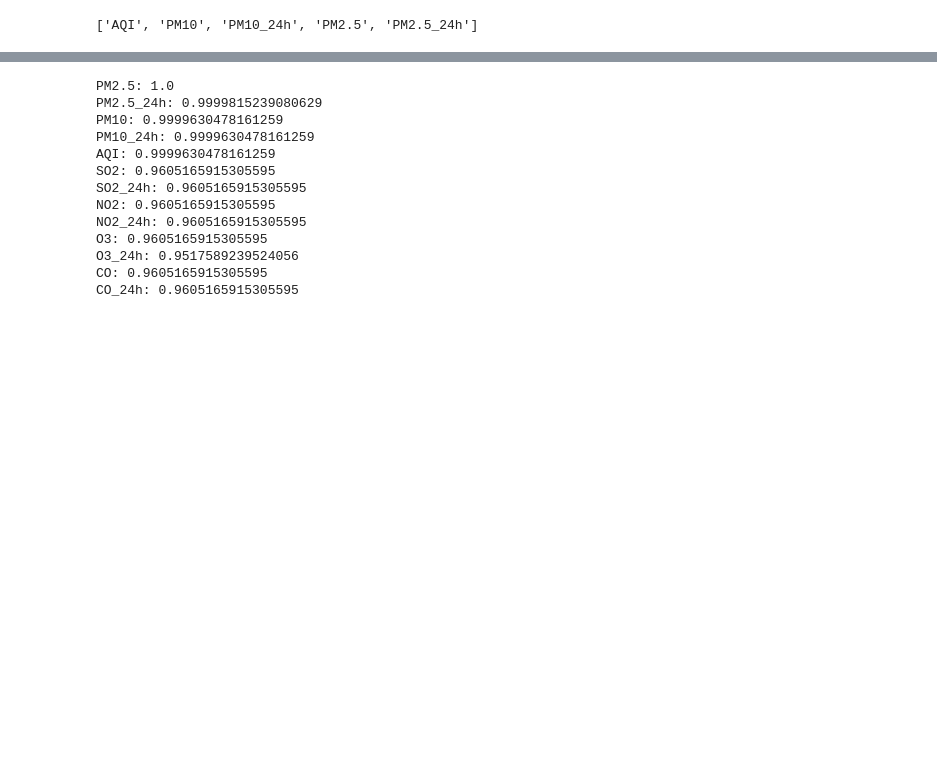
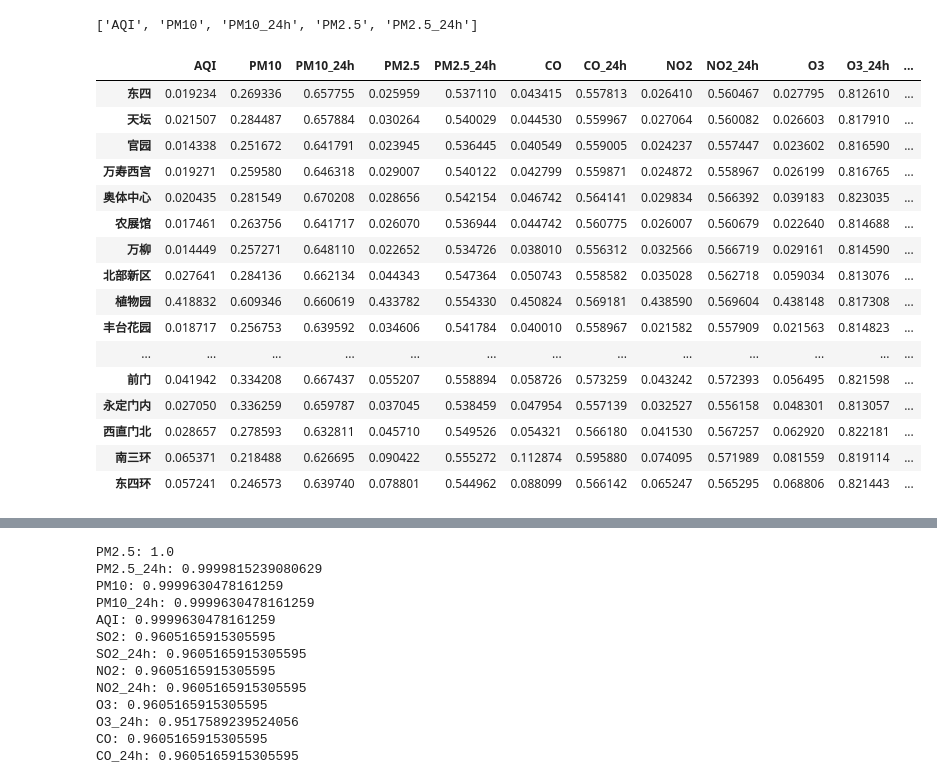
Before and after one commit to songyh15/PR2020_final_PM2.5, a Jupyter notebook: data_analysis.ipynb, the cells around one changed output, grey strips where cells are left out. Saved outputs shown, nothing was run; the diff lists cells and outputs as text; code cells hidden in the pictures; blank space fills up the shorter version.

```diff
--- a/data_analysis.ipynb
+++ b/data_analysis.ipynb
@@ -82,6 +98,26 @@ for fea in feature_list_extra:
     nan_count_fea = data_fea.isnull().sum()
     nan_rate_fea = DataFrame({fea: nan_count_fea / data_fea.shape[0]})
     nan_rate = pd.concat([nan_rate,nan_rate_fea],axis=1)
+# %%
+nan_rate
+# %% [output]
+|  | AQI | PM10 | PM10_24h | PM2.5 | PM2.5_24h | CO | CO_24h | NO2 | NO2_24h | O3 | O3_24h | ... |
+| 东四 | 0.019234 | 0.269336 | 0.657755 | 0.025959 | 0.537110 | 0.043415 | 0.557813 | 0.026410 | 0.560467 | 0.027795 | 0.812610 | ... |
+| 天坛 | 0.021507 | 0.284487 | 0.657884 | 0.030264 | 0.540029 | 0.044530 | 0.559967 | 0.027064 | 0.560082 | 0.026603 | 0.817910 | ... |
+| 官园 | 0.014338 | 0.251672 | 0.641791 | 0.023945 | 0.536445 | 0.040549 | 0.559005 | 0.024237 | 0.557447 | 0.023602 | 0.816590 | ... |
+| 万寿西宫 | 0.019271 | 0.259580 | 0.646318 | 0.029007 | 0.540122 | 0.042799 | 0.559871 | 0.024872 | 0.558967 | 0.026199 | 0.816765 | ... |
+| 奥体中心 | 0.020435 | 0.281549 | 0.670208 | 0.028656 | 0.542154 | 0.046742 | 0.564141 | 0.029834 | 0.566392 | 0.039183 | 0.823035 | ... |
+| 农展馆 | 0.017461 | 0.263756 | 0.641717 | 0.026070 | 0.536944 | 0.044742 | 0.560775 | 0.026007 | 0.560679 | 0.022640 | 0.814688 | ... |
+| 万柳 | 0.014449 | 0.257271 | 0.648110 | 0.022652 | 0.534726 | 0.038010 | 0.556312 | 0.032566 | 0.566719 | 0.029161 | 0.814590 | ... |
+| 北部新区 | 0.027641 | 0.284136 | 0.662134 | 0.044343 | 0.547364 | 0.050743 | 0.558582 | 0.035028 | 0.562718 | 0.059034 | 0.813076 | ... |
+| 植物园 | 0.418832 | 0.609346 | 0.660619 | 0.433782 | 0.554330 | 0.450824 | 0.569181 | 0.438590 | 0.569604 | 0.438148 | 0.817308 | ... |
+| 丰台花园 | 0.018717 | 0.256753 | 0.639592 | 0.034606 | 0.541784 | 0.040010 | 0.558967 | 0.021582 | 0.557909 | 0.021563 | 0.814823 | ... |
+| ... | ... | ... | ... | ... | ... | ... | ... | ... | ... | ... | ... | ... |
+| 前门 | 0.041942 | 0.334208 | 0.667437 | 0.055207 | 0.558894 | 0.058726 | 0.573259 | 0.043242 | 0.572393 | 0.056495 | 0.821598 | ... |
+| 永定门内 | 0.027050 | 0.336259 | 0.659787 | 0.037045 | 0.538459 | 0.047954 | 0.557139 | 0.032527 | 0.556158 | 0.048301 | 0.813057 | ... |
+| 西直门北 | 0.028657 | 0.278593 | 0.632811 | 0.045710 | 0.549526 | 0.054321 | 0.566180 | 0.041530 | 0.567257 | 0.062920 | 0.822181 | ... |
+| 南三环 | 0.065371 | 0.218488 | 0.626695 | 0.090422 | 0.555272 | 0.112874 | 0.595880 | 0.074095 | 0.571989 | 0.081559 | 0.819114 | ... |
+| 东四环 | 0.057241 | 0.246573 | 0.639740 | 0.078801 | 0.544962 | 0.088099 | 0.566142 | 0.065247 | 0.565295 | 0.068806 | 0.821443 | ... |
 # %%
 # 设置图框的大小
 fig = plt.figure(figsize = (15,9))
```
Also changed, not shown: parts of 5 cells of this notebook, 1 other file.
